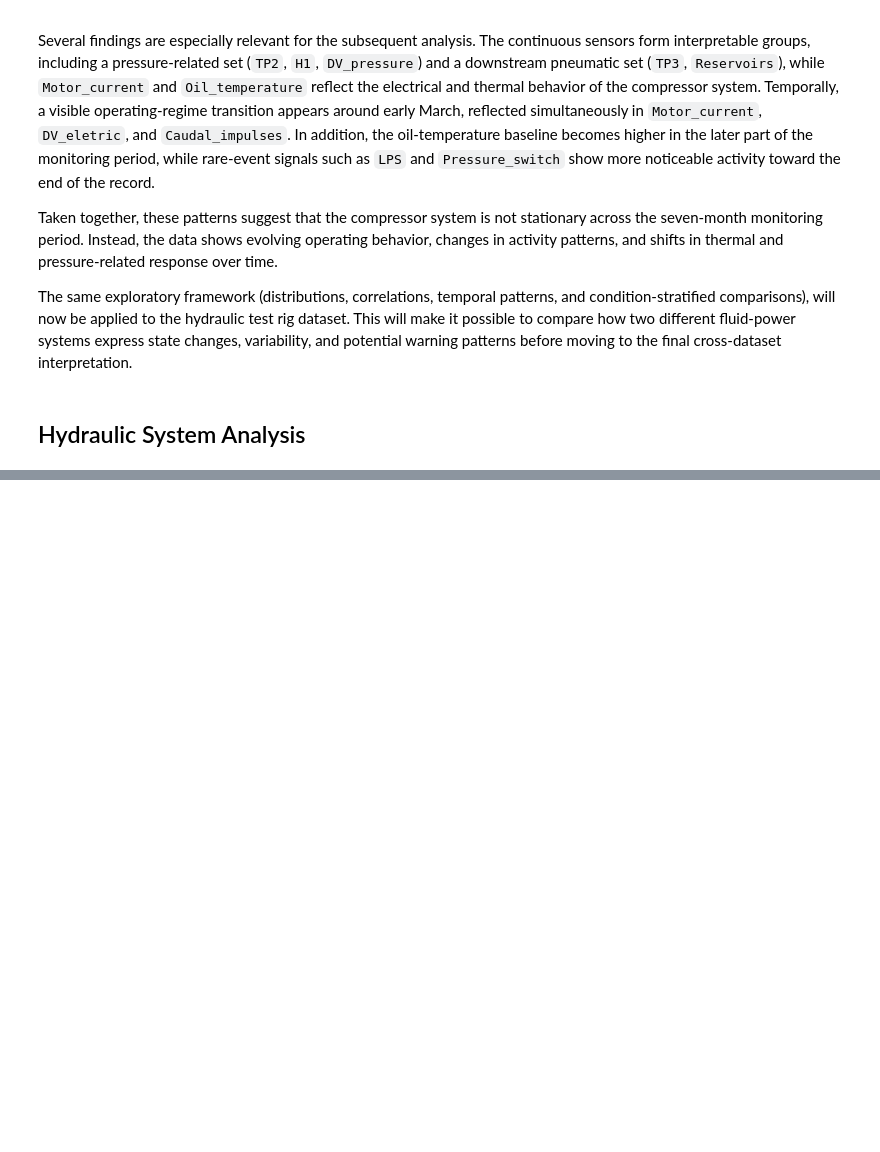
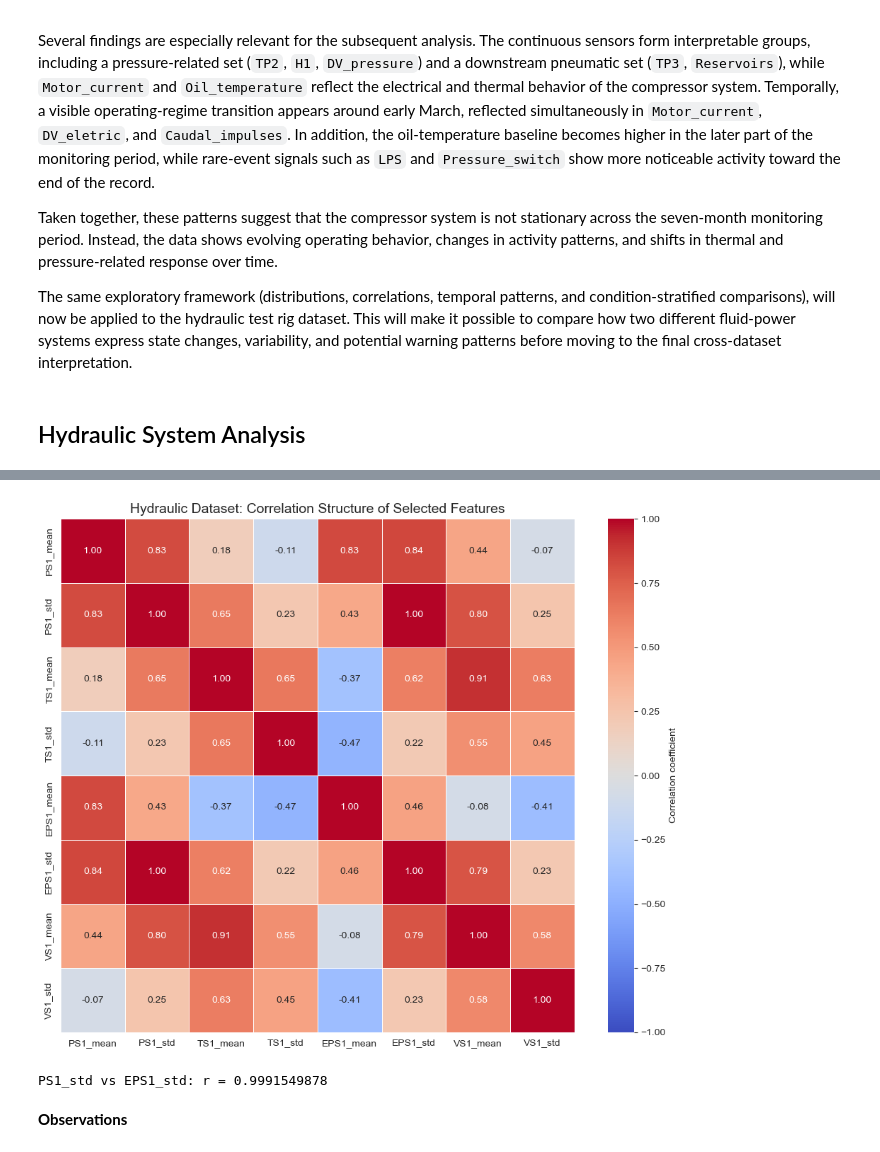
Before and after one commit to Vanya2307/Predictive-Maintenance-Fluid-Systems, a Jupyter notebook: notebooks/02_exploratory_data_analysis.ipynb, the cells around one changed output, grey strips where cells are left out. Cells and saved outputs as stored; diff of their text form; code cells hidden in the pictures; blank space fills up the shorter version.

```diff
--- a/notebooks/02_exploratory_data_analysis.ipynb
+++ b/notebooks/02_exploratory_data_analysis.ipynb
@@ -414,0 +419,15 @@ The same exploratory framework (distributions, correlations, temporal patterns,
+# %%
+target_cols = ['cooler_condition', 'valve_condition', 'pump_leakage', 'accumulator_pressure', 'stable_flag']
+feature_cols = [col for col in hydraulics.columns if col not in target_cols]
+
+print(f"Number of target columns: {len(target_cols)}")
+print(f"Number of feature columns: {len(feature_cols)}")
+
+selected_features = [
+    'PS1_mean', 'PS1_std',
+    'TS1_mean', 'TS1_std',
+    'EPS1_mean', 'EPS1_std',
+    'VS1_mean', 'VS1_std',
+]
+
+hydraulics[selected_features + target_cols].head()
@@ -414,0 +505,31 @@ The same exploratory framework (distributions, correlations, temporal patterns,
+# %%
+corr_h = hydraulics[selected_features].corr()
+
+fig, ax = plt.subplots(figsize=(10, 8))
+sns.heatmap(
+    corr_h,
+    annot=True,
+    fmt='.2f',
+    cmap='coolwarm',
+    center=0,
+    vmin=-1, vmax=1,
+    square=True,
+    linewidths=0.5,
+    cbar_kws={'label': 'Correlation coefficient'},
+    ax=ax
+)
+
+ax.set_title('Hydraulic Dataset: Correlation Structure of Selected Features', fontsize=14)
+plt.tight_layout()
+plt.show()
+# %% [output]
+[figure, added]
+# %%
+#Checking the heatmap value of PS1_std and EPS1_std at 1.00:
+
+exact_corr = hydraulics['PS1_std'].corr(hydraulics['EPS1_std'])
+print(f"PS1_std vs EPS1_std: r = {exact_corr:.10f}")
+# %% [output]
+PS1_std vs EPS1_std: r = 0.9991549878
+# %% [markdown]
+**Observations**
```
Also changed, not shown: parts of 18 cells of this notebook.
